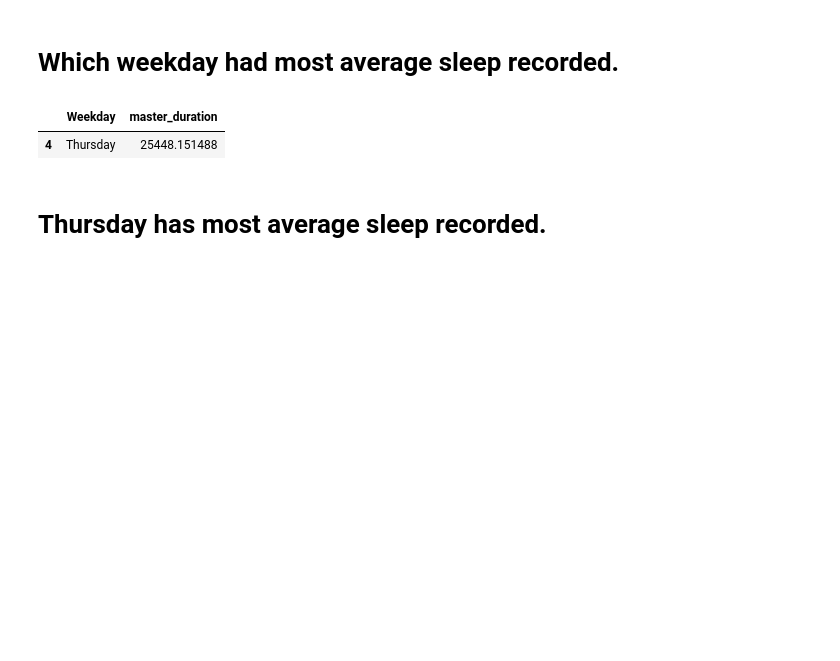
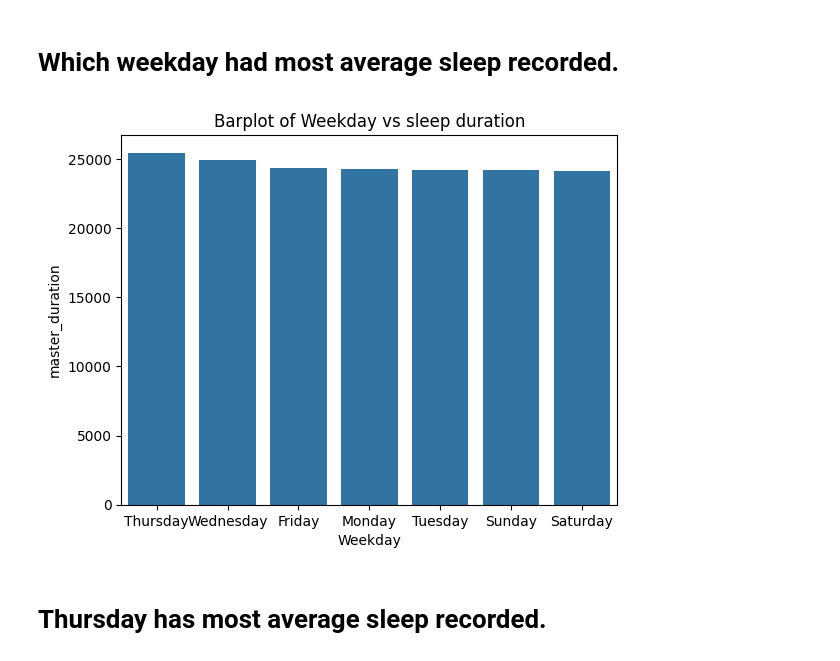
Before and after one commit to darkdip2/transfer, a Jupyter notebook: eda.ipynb, the cells around one changed output. Drawn from its saved outputs; the diff is of its cells as text; code cells hidden in the pictures; blank space fills up the shorter version.

```diff
--- a/eda.ipynb
+++ b/eda.ipynb
@@ -254,10 +296,13 @@ Reject H₀: Early sleepers have significantly lower stress levels.
 # %%
 df["Weekday"] = df["Date"].dt.day_name()
 duration=df.groupby('Weekday',as_index=False)['master_duration'].mean()
 duration.sort_values('master_duration',ascending=False).head(1)
+duration=duration.sort_values('master_duration',ascending=False)
+sns.barplot(data=duration,x='Weekday',y='master_duration')
+plt.title('Barplot of Weekday vs sleep duration')
+plt.show()
 # %% [output]
-|  | Weekday | master_duration |
-| 4 | Thursday | 25448.151488 |
+[figure, added]
 # %% [markdown]
 # Thursday has most average sleep recorded.
 # %% [markdown]
```
Also changed, not shown: parts of 4 cells of this notebook.
